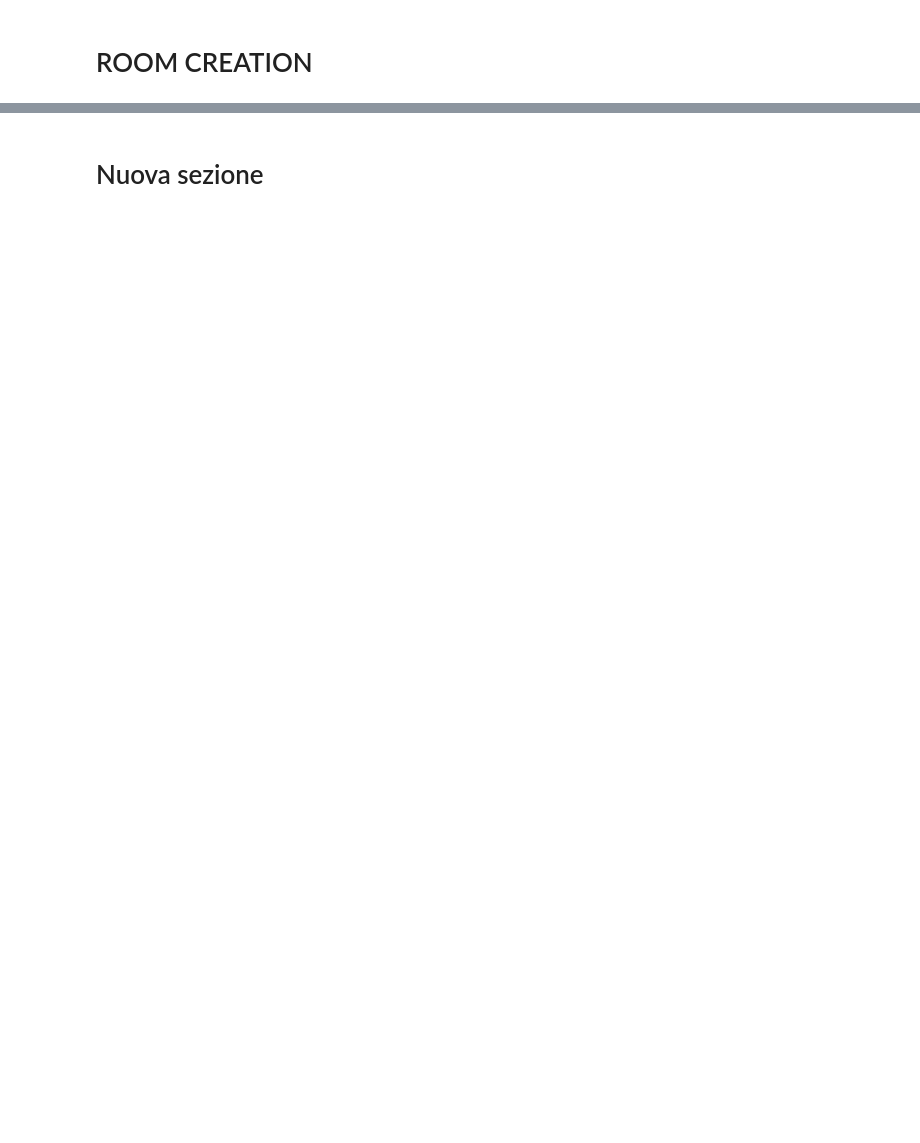
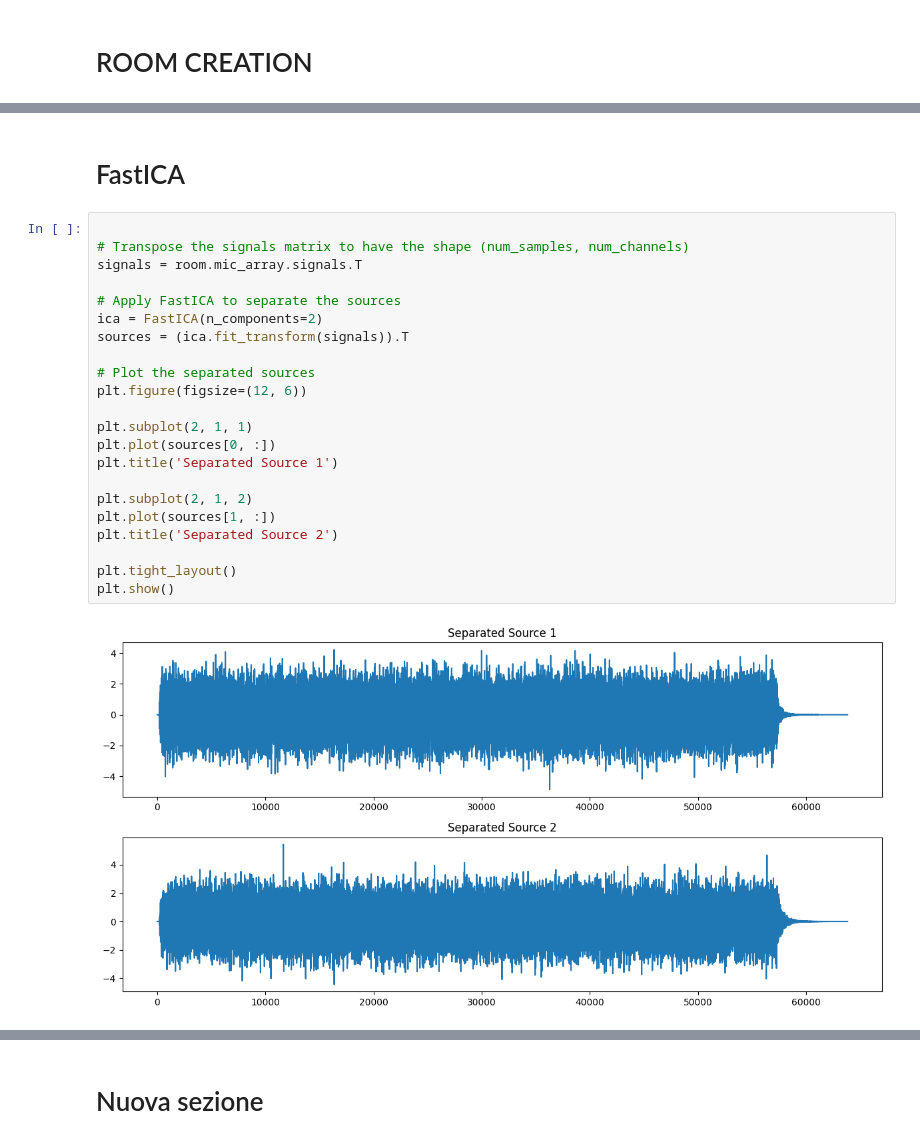
Before and after one commit to gabricarr/FastICA-Information-Theory, a Jupyter notebook: Room_simulation.ipynb, the cells around one changed output, grey strips where cells are left out. Drawn from its saved outputs; the diff is of its cells as text; blank space fills up the shorter version.

Commit message:
FastICA sklearn applied
Not a good result for now

```diff
--- a/Room_simulation.ipynb
+++ b/Room_simulation.ipynb
@@ -177,0 +212,26 @@ Simulated propagation to first mic:
+# %% [markdown]
+# FastICA
+# %%
+
+# Transpose the signals matrix to have the shape (num_samples, num_channels)
+signals = room.mic_array.signals.T
+
+# Apply FastICA to separate the sources
+ica = FastICA(n_components=2)
+sources = (ica.fit_transform(signals)).T
+
+# Plot the separated sources
+plt.figure(figsize=(12, 6))
+
+plt.subplot(2, 1, 1)
+plt.plot(sources[0, :])
+plt.title('Separated Source 1')
+
+plt.subplot(2, 1, 2)
+plt.plot(sources[1, :])
+plt.title('Separated Source 2')
+
+plt.tight_layout()
+plt.show()
+# %% [output]
+[figure, added]
```
Also changed, not shown: parts of 13 cells of this notebook.
